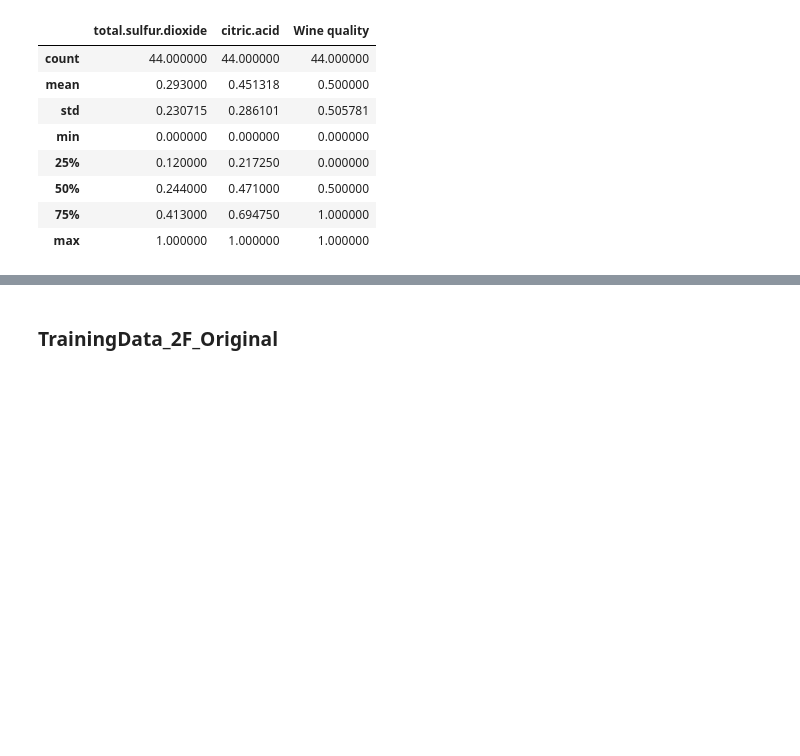
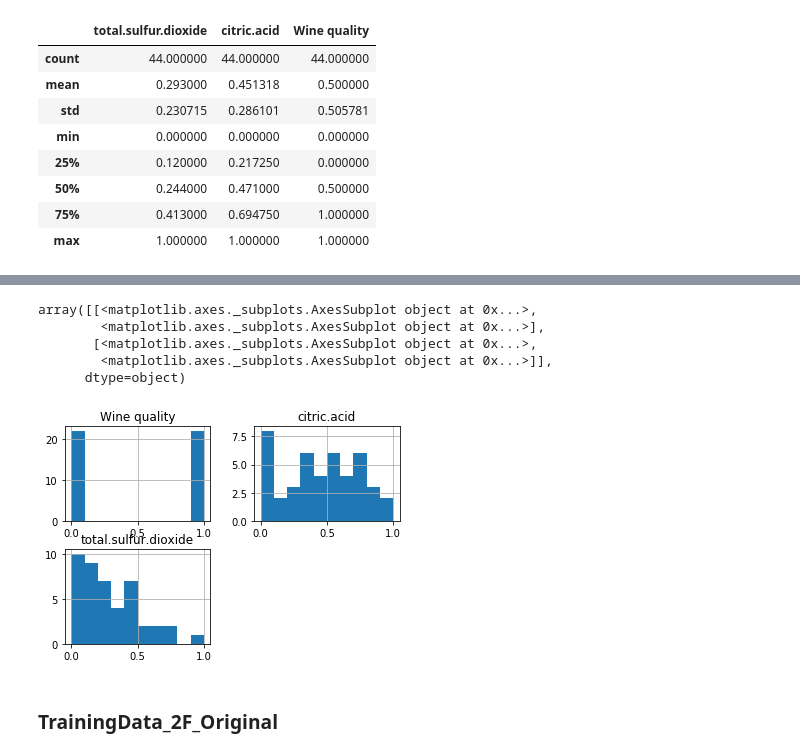
Before and after one commit to kaline/CMP263---2022-1---KNN, a Jupyter notebook: test.ipynb, the cells around one changed output, grey strips where cells are left out. Cells and saved outputs as stored; diff of their text form; code cells hidden in the pictures; blank space fills up the shorter version.

```diff
--- a/test.ipynb
+++ b/test.ipynb
@@ -172,3 +174,12 @@ TrainingData_2F_Norm.boxplot(column=['citric.acid', 'total.sulfur.dioxide'])
+# %%
+TrainingData_2F_Norm.hist()
+# %% [output]
+array([[<matplotlib.axes._subplots.AxesSubplot object at 0x...>,
+        <matplotlib.axes._subplots.AxesSubplot object at 0x...>],
+       [<matplotlib.axes._subplots.AxesSubplot object at 0x...>,
+        <matplotlib.axes._subplots.AxesSubplot object at 0x...>]],
+      dtype=object)
+[figure, added]
 # %% [markdown]
 ### TrainingData_2F_Original
 # %%
```
Also changed, not shown: parts of 13 cells of this notebook.
